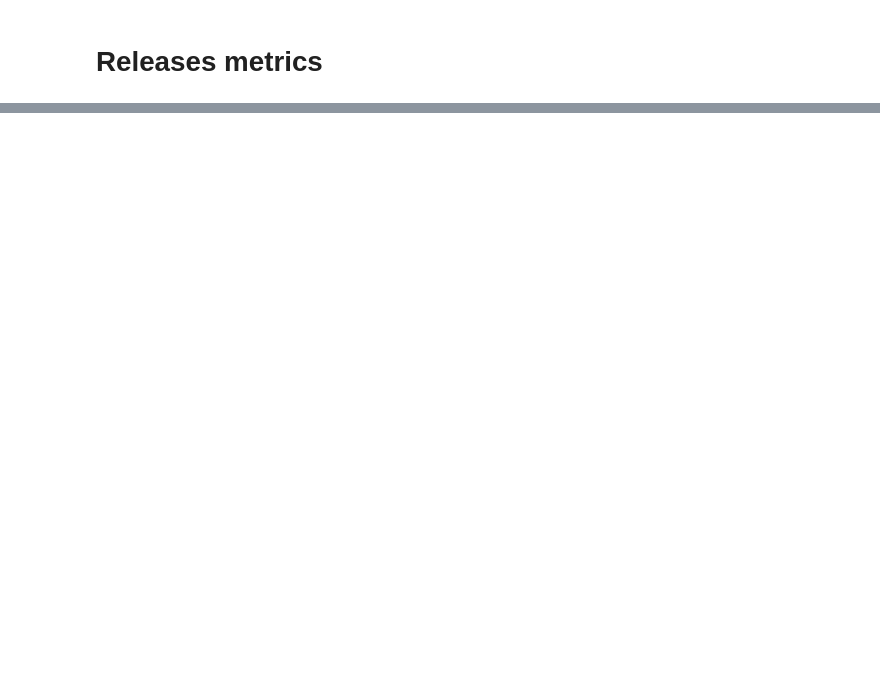
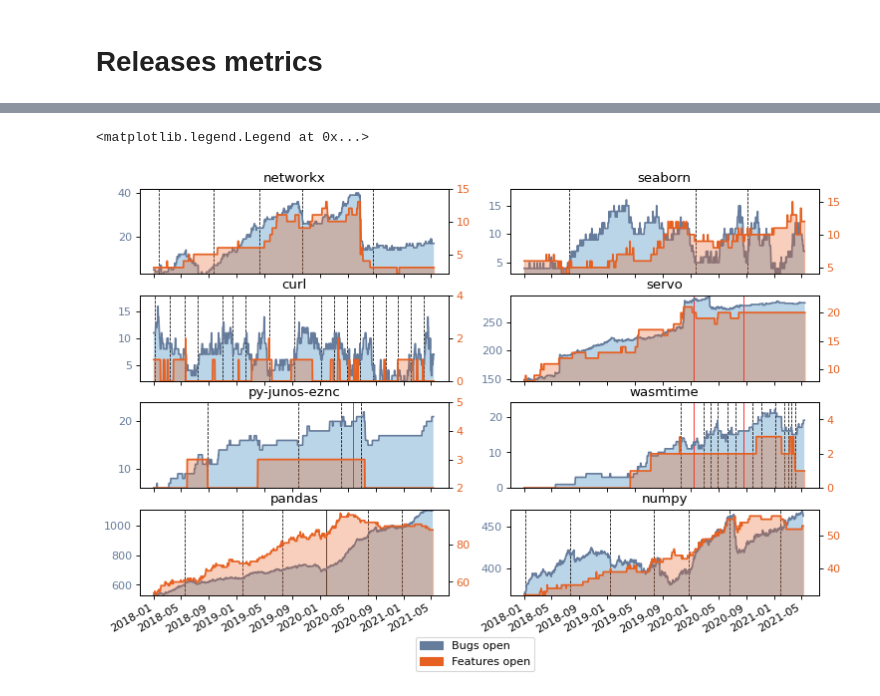
Before and after one commit to csepanyij/master-thesis, a Jupyter notebook: notebooks/releases.ipynb, the cells around one changed output, grey strips where cells are left out. Cells and saved outputs as stored; diff of their text form; code cells hidden in the pictures; blank space fills up the shorter version.

```diff
--- a/notebooks/releases.ipynb
+++ b/notebooks/releases.ipynb
@@ -935,3 +1182,74 @@ x
+# %%
+import matplotlib.patches as mpatches
+import matplotlib.pyplot as plt
+
+fig = plt.figure(figsize=(11, 7.5), dpi=80)
+#fig = plt.figure(figsize=(5, 1.6), dpi=80)
+gs = fig.add_gridspec(4, 2, hspace=0.25, wspace=0.2)
+axs = gs.subplots(sharex=True)
+
+repos_for_stats = [
+    'networkx',
+    'seaborn',
+    'curl',
+    'servo',
+    'py-junos-eznc',
+    'wasmtime',
+    'pandas',
+    'numpy'
+]
+
+i=0
+for ax_row in axs:
+    #ax = ax_row
+    for ax in ax_row:
+        current_repo = repos_for_stats[i]
+        ax.set_title(current_repo)
+        for r in repo_releases[current_repo]:
+            if current_repo != 'servo':
+                if repo_releases[current_repo][r] == 'major':
+                    ax.axvline(x=r, color='black', ls='-', lw=0.7)
+                elif repo_releases[current_repo][r] == 'minor':
+                    ax.axvline(x=r, color='black', ls='--', lw=0.7)
+                #elif repo_releases[current_repo][r] == 'patch':
+                #    ax.axvline(x=r, color='black', ls=':', lw=0.5)
+                elif repo_releases[current_repo][r] == 'unexpected':
+                    ax.axvline(x=r, color='red', ls='-', lw=0.7)
+            else:
+                if repo_releases[current_repo][r] == 'unexpected':
+                    ax.axvline(x=r, color='red', ls='-', lw=0.7)
+        #y_all = list(days_issues[current_repo].values())
+        x = days_issues_open[current_repo].keys()
+        y_all = days_issues_open[current_repo].values()
+        y1 = [y[0] for y in y_all]
+        y2 = [y[1] for y in y_all]
+        ax.plot(x, y1, color='#667C9C', label='Bugs open')
+        ax.fill_between(x, 0, y1, alpha=.3)
+        ax.tick_params(axis='y', labelcolor='#667C9C')
+        ax.set_ylim(min(y1), max(y1)+2)
+
+        ax2 = ax.twinx()
+
+        ax2.plot(x, y2, color='#E66021', label='Features open')
+        ax2.fill_between(x, 0, y2, alpha=.3, color='#E66021')
+        ax2.tick_params(axis='y', labelcolor='#E66021')
+        ax2.set_ylim(min(y2), max(y2)+2)
+        #ax.plot(days_issues[current_repo].keys(), [y[1] for y in y_all], color='#E66021', label='Issues closed')
+        #ax.plot(days_issues[current_repo].keys(), days_issues[current_repo].values()[1])
+        i = i + 1
+    if i == len(repos_for_stats):
+        break
+fig.autofmt_xdate()
+
+blue_patch = mpatches.Patch(color='#667C9C', label='Bugs open')
+orange_patch = mpatches.Patch(color='#E66021', label='Features open')
+
+handles, labels = ax.get_legend_handles_labels()
+#fig.legend(handles, labels, loc='lower center')
+fig.legend(handles=[blue_patch, orange_patch], bbox_to_anchor=(0.44, 0.13), loc=2, borderaxespad=0.)
+# %% [output]
+<matplotlib.legend.Legend at 0x...>
+[figure, added]
 # %%
 repo_colors = {
     'networkx': {
```
Also changed, not shown: parts of 14 cells of this notebook, 11 other files.
